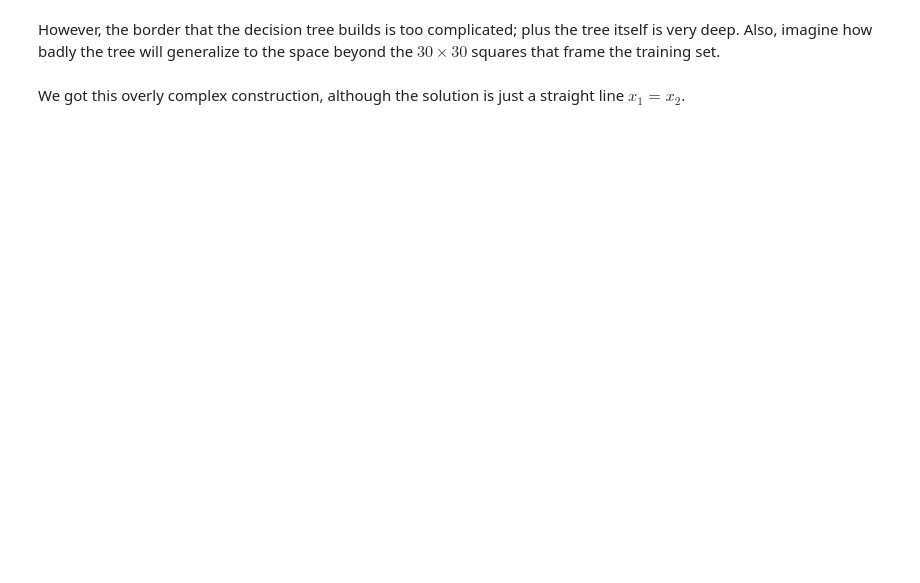
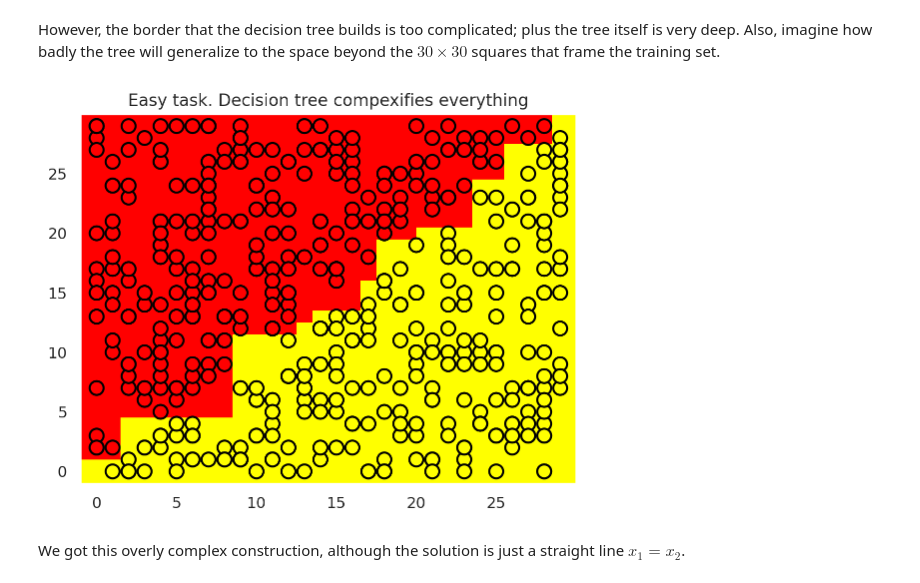
Before and after one commit to dritter321/ml_course, a Jupyter notebook: topic03_decision_trees_kNN/topic3_decision_trees_kNN.ipynb, the cells around one changed output. Drawn from its saved outputs; the diff is of its cells as text; code cells hidden in the pictures; blank space fills up the shorter version.

```diff
--- a/topic03_decision_trees_kNN/topic3_decision_trees_kNN.ipynb
+++ b/topic03_decision_trees_kNN/topic3_decision_trees_kNN.ipynb
@@ -719,14 +718,16 @@ plt.scatter(X[:, 0], X[:, 1], c=y, cmap="autumn", edgecolors="black");
 # %% [markdown]
 However, the border that the decision tree builds is too complicated; plus the tree itself is very deep. Also, imagine how badly the tree will generalize to the space beyond the $30 \times 30$ squares that frame the training set.
 # %%
-tree = DecisionTreeClassifier(random_state=17).fit(X, y)
+comp_tree = DecisionTreeClassifier(random_state=17).fit(X, y)
 
 xx, yy = get_grid(X)
-predicted = tree.predict(np.c_[xx.ravel(), yy.ravel()]).reshape(xx.shape)
+predicted = comp_tree.predict(np.c_[xx.ravel(), yy.ravel()]).reshape(xx.shape)
 plt.pcolormesh(xx, yy, predicted, cmap="autumn")
 plt.scatter(
     X[:, 0], X[:, 1], c=y, s=100, cmap="autumn", edgecolors="black", linewidth=1.5
 )
 plt.title("Easy task. Decision tree compexifies everything");
+# %% [output]
+[figure, added]
 # %% [markdown]
 We got this overly complex construction, although the solution is just a straight line $x_1 = x_2$.
```
Also changed, not shown: parts of 8 cells of this notebook.
